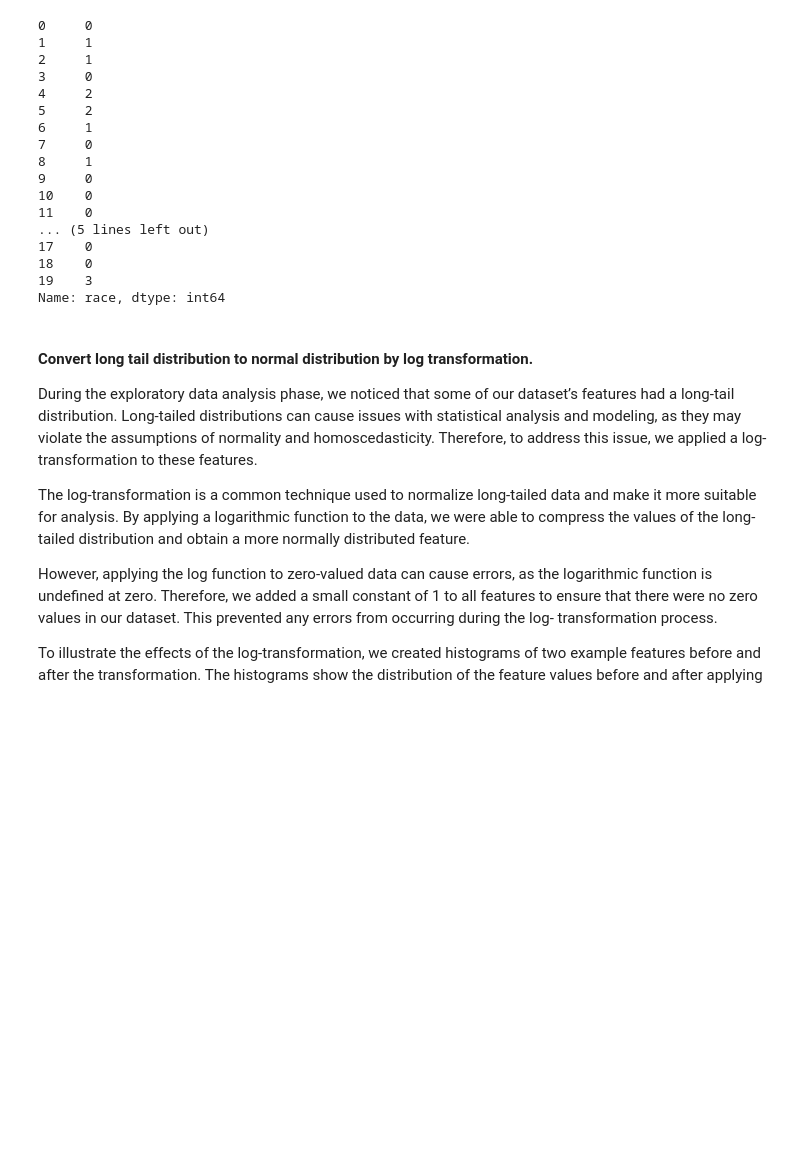
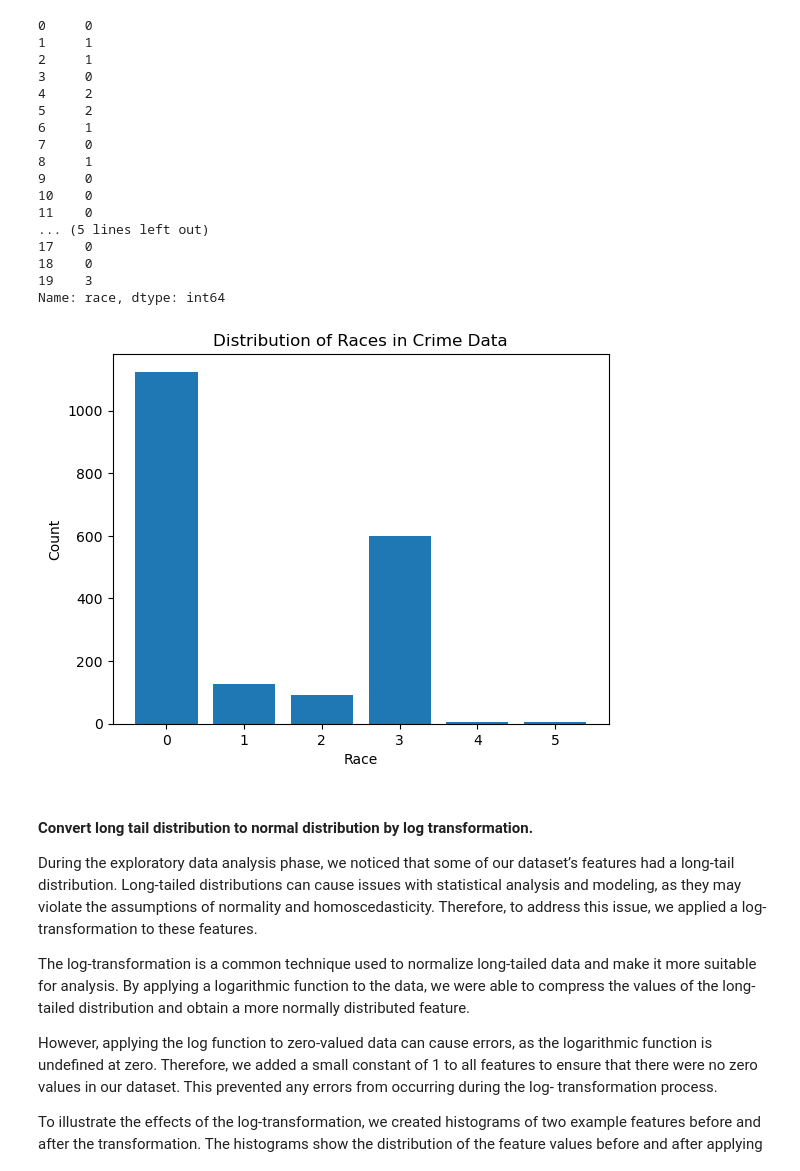
Before and after one commit to UCB-stat-159-s23/project-Group17, a Jupyter notebook: EDAandModel.ipynb, the cells around one changed output. Cells and saved outputs as stored; diff of their text form; code cells hidden in the pictures; blank space fills up the shorter version.

Commit message:
added a plot for feature engineer

```diff
--- a/EDAandModel.ipynb
+++ b/EDAandModel.ipynb
@@ -243,6 +243,17 @@ crime_data.race.head(20)
 18    0
 19    3
 Name: race, dtype: int64
+# %%
+# Group the data by race and count the occurrences
+race_count = crime_data.groupby('race').size()
+# Plot the distribution of races using a bar chart
+plt.bar(race_count.index, race_count.values)
+plt.xlabel('Race')
+plt.ylabel('Count')
+plt.title('Distribution of Races in Crime Data')
+plt.show()
+# %% [output]
+[figure, added]
 # %% [markdown]
 #### Convert long tail distribution to normal distribution by log transformation.
 During the exploratory data analysis phase, we noticed that some of our dataset’s features had a long-tail distribution. Long-tailed distributions can cause issues with statistical analysis and modeling, as they may violate the assumptions of normality and homoscedasticity. Therefore, to address this issue, we applied a log-transformation to these features.
```
